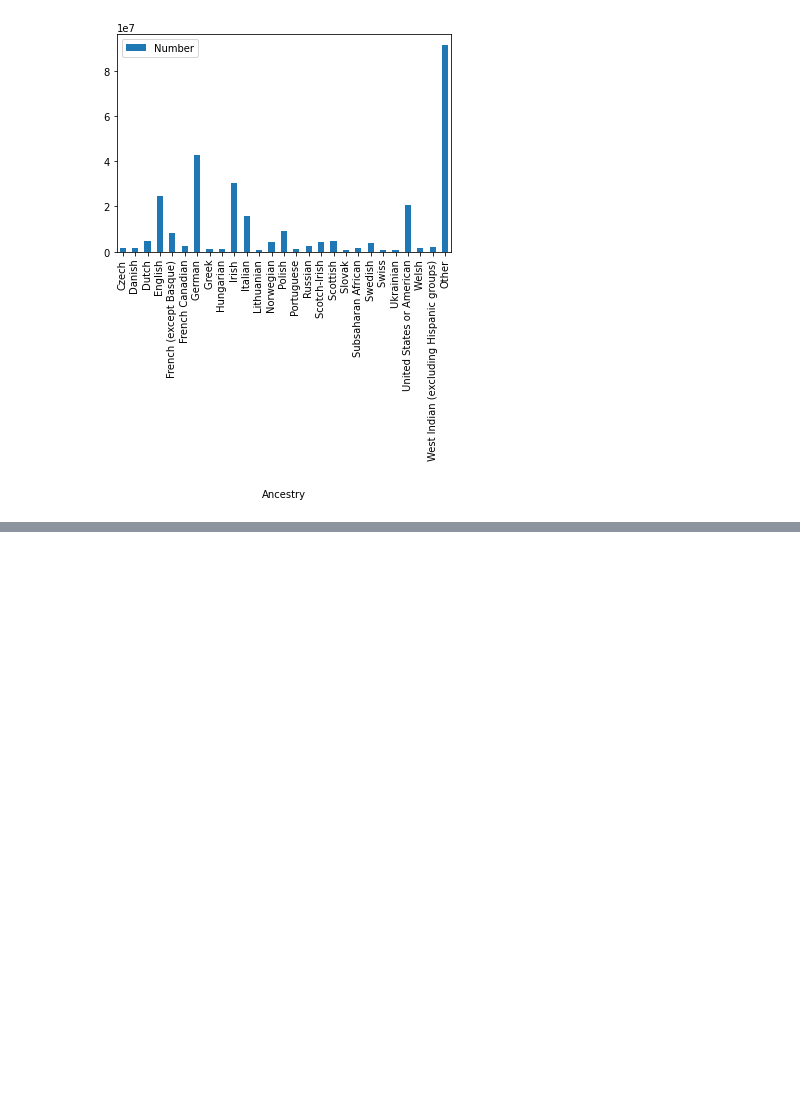
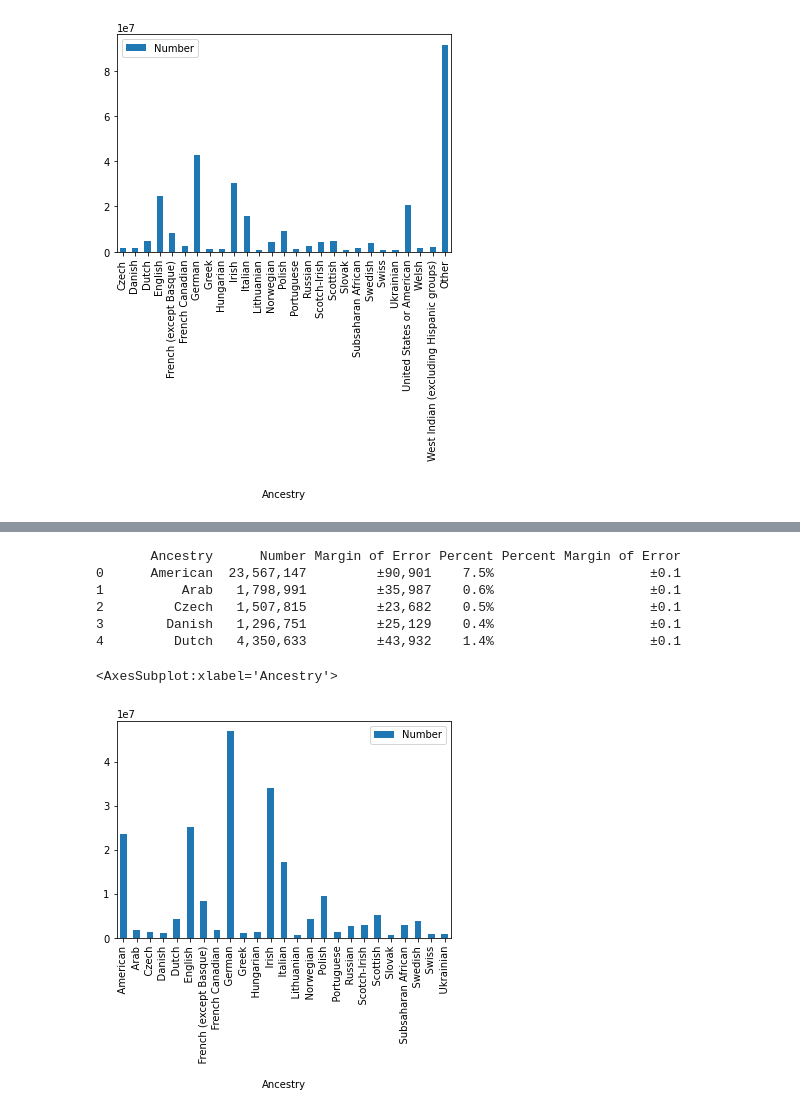
Before and after one commit to ljstaib/cs506-finalProject, a Jupyter notebook: Deliverable-2/exploration.ipynb, the cells around one changed output, grey strips where cells are left out. Saved outputs shown, nothing was run; the diff lists cells and outputs as text; code cells hidden in the pictures; blank space fills up the shorter version.

```diff
--- a/Deliverable-2/exploration.ipynb
+++ b/Deliverable-2/exploration.ipynb
@@ -643,0 +631,22 @@ df_2000.plot(x="Ancestry", y=["Number"], kind="bar")
+# %%
+# Load ancestry census data from 2012 1yr
+
+# Import correct sheet in file
+df_2012_1 = pd.read_csv('./data/1yr/2012_1yr.csv', skiprows=139, nrows = 25)
+df_2012_1.columns=['Ancestry', 'Number', 'Margin of Error', 'Percent', 'Percent Margin of Error']
+
+print(df_2012_1.head())
+labels_2012 = df_2012_1['Ancestry'][1:]
+population_data_2012_1 = df_2012_1['Number'][1:]
+df_2012_1.replace(',','', regex=True, inplace=True)
+df_2012_1['Number'] = df_2012_1['Number'].astype(int)
+df_2012_1.plot(x="Ancestry", y=["Number"], kind="bar")
+# %% [output]
+       Ancestry      Number Margin of Error Percent Percent Margin of Error
+0      American  23,567,147         ±90,901    7.5%                    ±0.1
+1          Arab   1,798,991         ±35,987    0.6%                    ±0.1
+2         Czech   1,507,815         ±23,682    0.5%                    ±0.1
+3        Danish   1,296,751         ±25,129    0.4%                    ±0.1
+4         Dutch   4,350,633         ±43,932    1.4%                    ±0.1
+<AxesSubplot:xlabel='Ancestry'>
+[figure, added]
```
Also changed, not shown: parts of 54 cells of this notebook, 4 other files.
